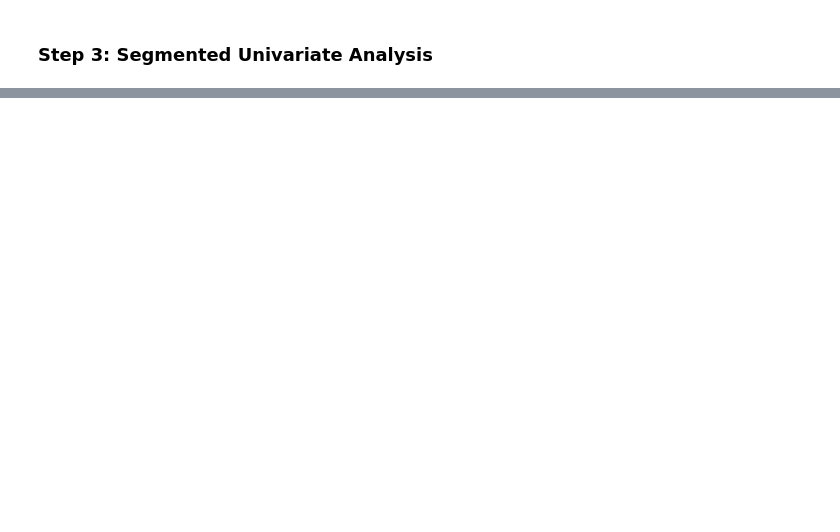
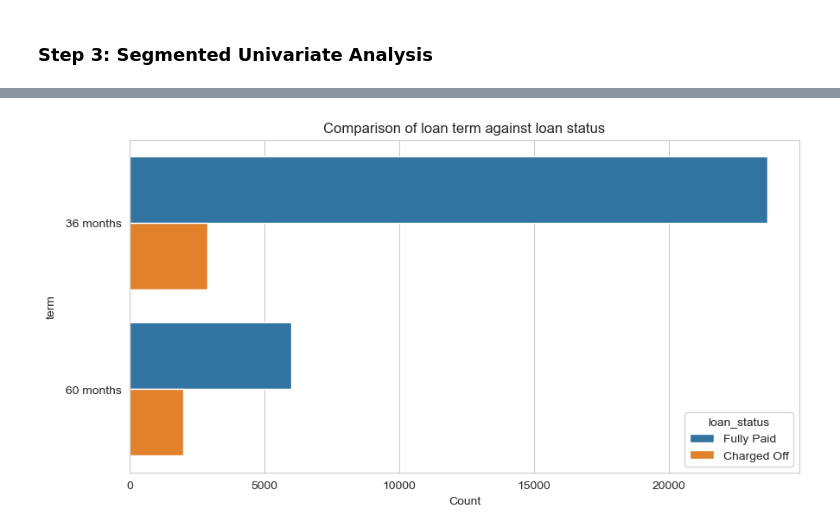
Before and after one commit to mundrapiyush/data-analysis, a Jupyter notebook: case-study/customer-analysis-1.ipynb, the cells around one changed output, grey strips where cells are left out. Drawn from its saved outputs; the diff is of its cells as text; code cells hidden in the pictures; blank space fills up the shorter version.

```diff
--- a/case-study/customer-analysis-1.ipynb
+++ b/case-study/customer-analysis-1.ipynb
@@ -451,0 +530,8 @@ plt.show()
+# %%
+plt.figure(figsize=(10,5))
+sns.countplot(data = loan_raw, y = 'term', hue = 'loan_status')
+plt.xlabel('Count')
+plt.title('Comparison of loan term against loan status',fontsize=12)
+plt.show()
+# %% [output]
+[figure, added]
```
Also changed, not shown: parts of 19 cells of this notebook, 2 other files.
